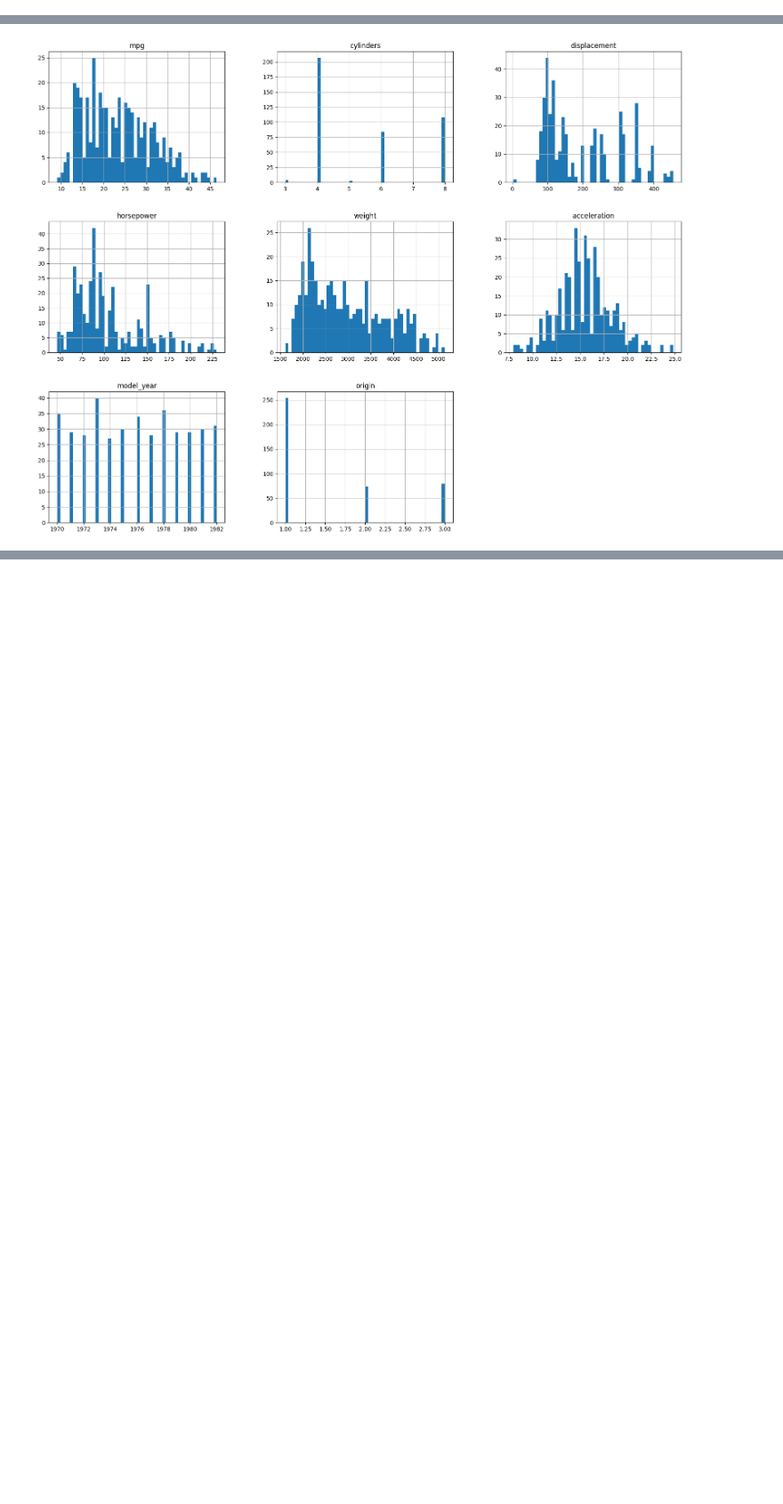
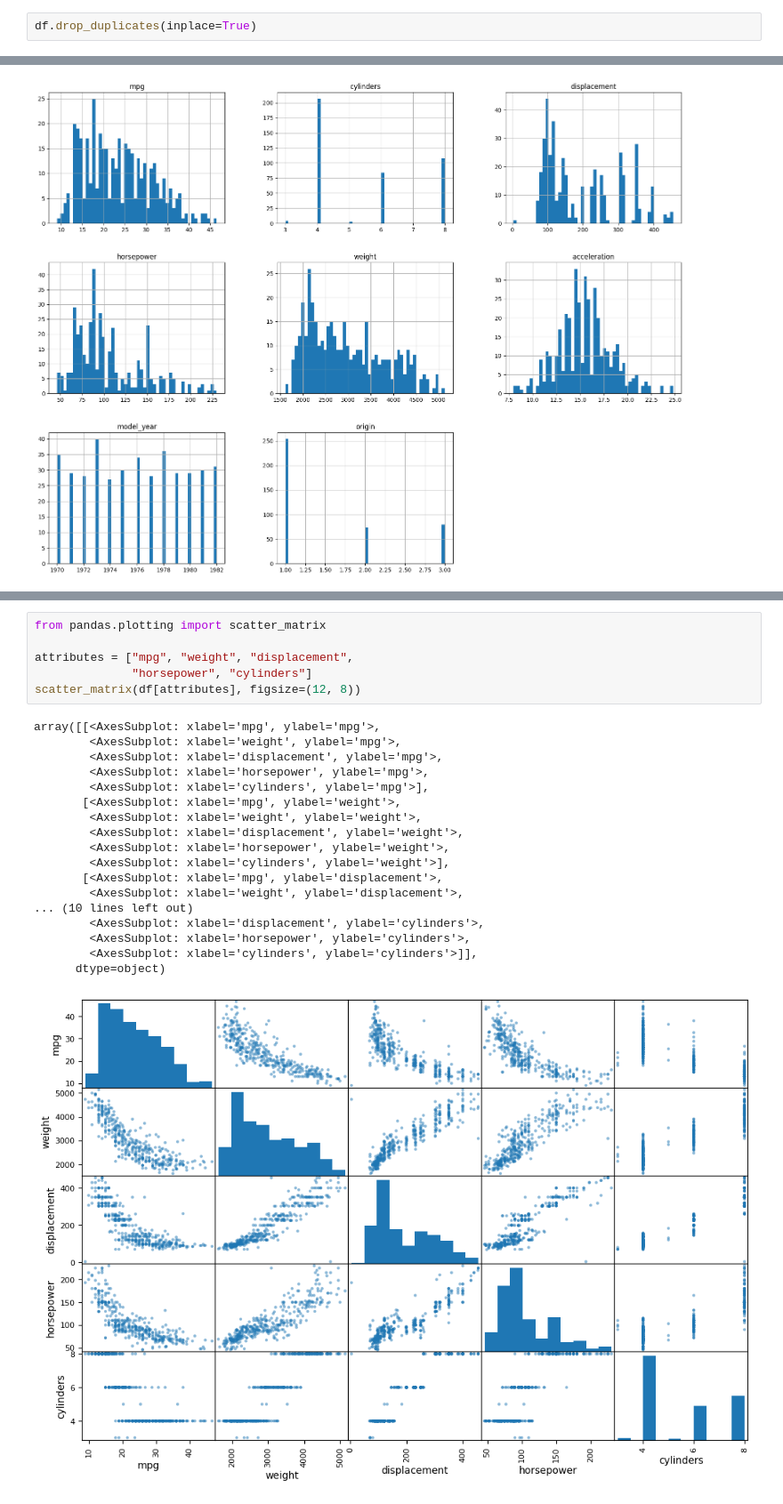
Before and after one commit to IT4063C/IT4063C.github.io, a Jupyter notebook: content/course-notes/6.eda/index.ipynb, the cells around one changed output, grey strips where cells are left out. Shown at 89% size. Cells and saved outputs as stored; diff of their text form; blank space fills up the shorter version.

```diff
--- a/content/course-notes/6.eda/index.ipynb
+++ b/content/course-notes/6.eda/index.ipynb
@@ -207,3 +227,5 @@ df
+# %%
+df.drop_duplicates(inplace=True)
 # %%
 df.info()
 # %% [output]
@@ -332,0 +368,25 @@ plt.show()
+# %%
+from pandas.plotting import scatter_matrix
+
+attributes = ["mpg", "weight", "displacement",
+              "horsepower", "cylinders"]
+scatter_matrix(df[attributes], figsize=(12, 8))
+# %% [output]
+array([[<AxesSubplot: xlabel='mpg', ylabel='mpg'>,
+        <AxesSubplot: xlabel='weight', ylabel='mpg'>,
+        <AxesSubplot: xlabel='displacement', ylabel='mpg'>,
+        <AxesSubplot: xlabel='horsepower', ylabel='mpg'>,
+        <AxesSubplot: xlabel='cylinders', ylabel='mpg'>],
+       [<AxesSubplot: xlabel='mpg', ylabel='weight'>,
+        <AxesSubplot: xlabel='weight', ylabel='weight'>,
+        <AxesSubplot: xlabel='displacement', ylabel='weight'>,
+        <AxesSubplot: xlabel='horsepower', ylabel='weight'>,
+        <AxesSubplot: xlabel='cylinders', ylabel='weight'>],
+       [<AxesSubplot: xlabel='mpg', ylabel='displacement'>,
+        <AxesSubplot: xlabel='weight', ylabel='displacement'>,
+... (10 lines left out)
+        <AxesSubplot: xlabel='displacement', ylabel='cylinders'>,
+        <AxesSubplot: xlabel='horsepower', ylabel='cylinders'>,
+        <AxesSubplot: xlabel='cylinders', ylabel='cylinders'>]],
+      dtype=object)
+[figure, added]
```
Also changed, not shown: parts of 4 cells of this notebook, 1 other file.
